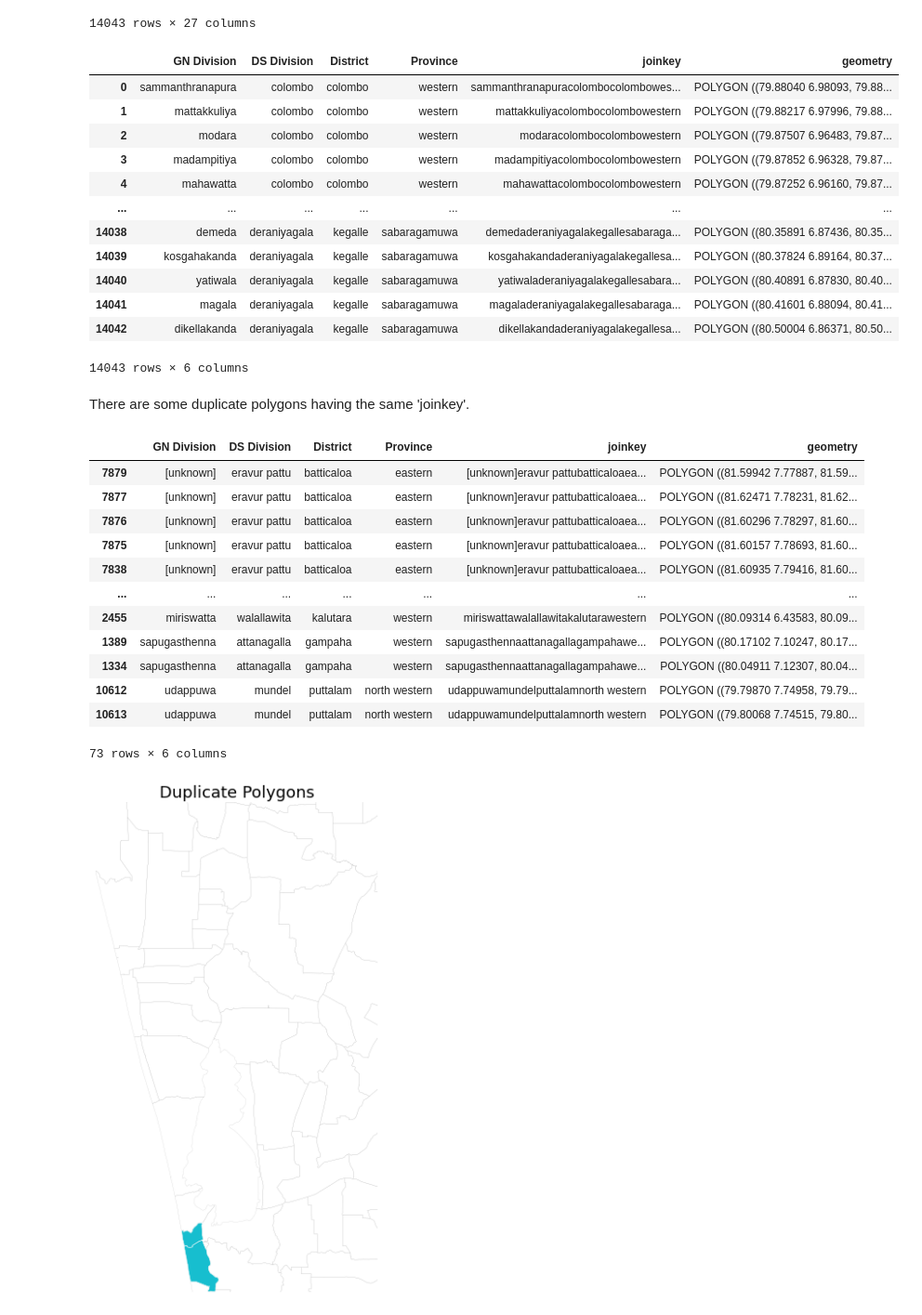
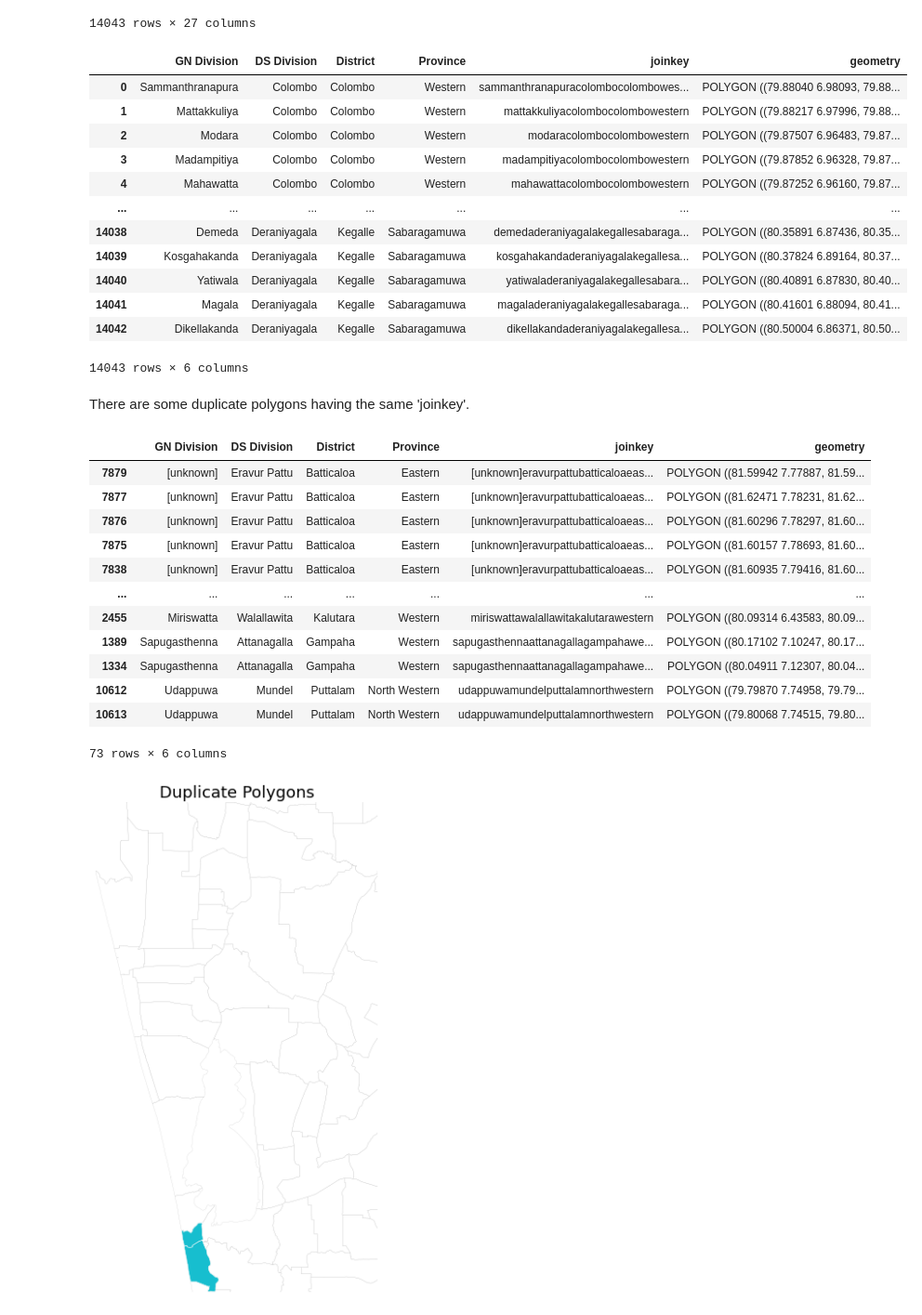
Before and after one commit to spatialthoughts/python-tutorials, a Jupyter notebook: performing_fuzzy_table_joins.ipynb, the cells around one changed output. Shown at 93% size. Drawn from its saved outputs; the diff is of its cells as text; code cells hidden in the pictures.

```diff
--- a/performing_table_joins.ipynb
+++ b/performing_fuzzy_table_joins.ipynb
@@ -219,32 +219,32 @@ gdf
 # %%
 gdf_processed = gdf.copy()
 gdf_processed = gdf_processed.rename(columns = {
     'ADM4_EN': 'GN Division',
     'ADM3_EN': 'DS Division',
     'ADM2_EN': 'District',
     'ADM1_EN': 'Province'})
 
-gdf_processed['GN Division'] = gdf_processed['GN Division'].str.lower().str.strip()
-gdf_processed['DS Division'] = gdf_processed['DS Division'].str.lower().str.strip()
-gdf_processed['District'] = gdf_processed['District'].str.lower().str.strip()
-gdf_processed['Province'] = gdf_processed['Province'].str.lower().str.strip()
+gn_division = gdf_processed['GN Division'].str.lower().str.replace(' ', '')
+ds_division = gdf_processed['DS Division'].str.lower().str.replace(' ', '')
+district = gdf_processed['District'].str.lower().str.replace(' ', '')
+province = gdf_processed['Province'].str.lower().str.replace(' ', '')
 
-gdf_processed['joinkey'] = gdf_processed['GN Division'] + gdf_processed['DS Division'] + gdf_processed['District'] + gdf_processed['Province']
+gdf_processed['joinkey'] = gn_division + ds_division + district + province
 gdf_processed = gdf_processed[['GN Division', 'DS Division', 'District', 'Province', 'joinkey', 'geometry']]
 gdf_processed
 # %% [output]
 |  | GN Division | DS Division | District | Province | joinkey | geometry |
-| 0 | sammanthranapura | colombo | colombo | western | sammanthranapuracolombocolombowes... | POLYGON ((79.88040 6.98093, 79.88... |
-| 1 | mattakkuliya | colombo | colombo | western | mattakkuliyacolombocolombowestern | POLYGON ((79.88217 6.97996, 79.88... |
-| 2 | modara | colombo | colombo | western | modaracolombocolombowestern | POLYGON ((79.87507 6.96483, 79.87... |
-| 3 | madampitiya | colombo | colombo | western | madampitiyacolombocolombowestern | POLYGON ((79.87852 6.96328, 79.87... |
-| 4 | mahawatta | colombo | colombo | western | mahawattacolombocolombowestern | POLYGON ((79.87252 6.96160, 79.87... |
+| 0 | Sammanthranapura | Colombo | Colombo | Western | sammanthranapuracolombocolombowes... | POLYGON ((79.88040 6.98093, 79.88... |
+| 1 | Mattakkuliya | Colombo | Colombo | Western | mattakkuliyacolombocolombowestern | POLYGON ((79.88217 6.97996, 79.88... |
+| 2 | Modara | Colombo | Colombo | Western | modaracolombocolombowestern | POLYGON ((79.87507 6.96483, 79.87... |
+| 3 | Madampitiya | Colombo | Colombo | Western | madampitiyacolombocolombowestern | POLYGON ((79.87852 6.96328, 79.87... |
+| 4 | Mahawatta | Colombo | Colombo | Western | mahawattacolombocolombowestern | POLYGON ((79.87252 6.96160, 79.87... |
 | ... | ... | ... | ... | ... | ... | ... |
-| 14038 | demeda | deraniyagala | kegalle | sabaragamuwa | demedaderaniyagalakegallesabaraga... | POLYGON ((80.35891 6.87436, 80.35... |
-| 14039 | kosgahakanda | deraniyagala | kegalle | sabaragamuwa | kosgahakandaderaniyagalakegallesa... | POLYGON ((80.37824 6.89164, 80.37... |
-| 14040 | yatiwala | deraniyagala | kegalle | sabaragamuwa | yatiwaladeraniyagalakegallesabara... | POLYGON ((80.40891 6.87830, 80.40... |
-| 14041 | magala | deraniyagala | kegalle | sabaragamuwa | magaladeraniyagalakegallesabaraga... | POLYGON ((80.41601 6.88094, 80.41... |
-| 14042 | dikellakanda | deraniyagala | kegalle | sabaragamuwa | dikellakandaderaniyagalakegallesa... | POLYGON ((80.50004 6.86371, 80.50... |
+| 14038 | Demeda | Deraniyagala | Kegalle | Sabaragamuwa | demedaderaniyagalakegallesabaraga... | POLYGON ((80.35891 6.87436, 80.35... |
+| 14039 | Kosgahakanda | Deraniyagala | Kegalle | Sabaragamuwa | kosgahakandaderaniyagalakegallesa... | POLYGON ((80.37824 6.89164, 80.37... |
+| 14040 | Yatiwala | Deraniyagala | Kegalle | Sabaragamuwa | yatiwaladeraniyagalakegallesabara... | POLYGON ((80.40891 6.87830, 80.40... |
+| 14041 | Magala | Deraniyagala | Kegalle | Sabaragamuwa | magaladeraniyagalakegallesabaraga... | POLYGON ((80.41601 6.88094, 80.41... |
+| 14042 | Dikellakanda | Deraniyagala | Kegalle | Sabaragamuwa | dikellakandaderaniyagalakegallesa... | POLYGON ((80.50004 6.86371, 80.50... |
 14043 rows × 6 columns
 # %% [markdown]
 There are some duplicate polygons having the same 'joinkey'.
@@ -253,17 +253,17 @@ duplicate_gdf = gdf_processed[gdf_processed.duplicated('joinkey', keep=False)].s
 duplicate_gdf
 # %% [output]
 |  | GN Division | DS Division | District | Province | joinkey | geometry |
-| 7879 | [unknown] | eravur pattu | batticaloa | eastern | [unknown]eravur pattubatticaloaea... | POLYGON ((81.59942 7.77887, 81.59... |
-| 7877 | [unknown] | eravur pattu | batticaloa | eastern | [unknown]eravur pattubatticaloaea... | POLYGON ((81.62471 7.78231, 81.62... |
-| 7876 | [unknown] | eravur pattu | batticaloa | eastern | [unknown]eravur pattubatticaloaea... | POLYGON ((81.60296 7.78297, 81.60... |
-| 7875 | [unknown] | eravur pattu | batticaloa | eastern | [unknown]eravur pattubatticaloaea... | POLYGON ((81.60157 7.78693, 81.60... |
-| 7838 | [unknown] | eravur pattu | batticaloa | eastern | [unknown]eravur pattubatticaloaea... | POLYGON ((81.60935 7.79416, 81.60... |
+| 7879 | [unknown] | Eravur Pattu | Batticaloa | Eastern | [unknown]eravurpattubatticaloaeas... | POLYGON ((81.59942 7.77887, 81.59... |
+| 7877 | [unknown] | Eravur Pattu | Batticaloa | Eastern | [unknown]eravurpattubatticaloaeas... | POLYGON ((81.62471 7.78231, 81.62... |
+| 7876 | [unknown] | Eravur Pattu | Batticaloa | Eastern | [unknown]eravurpattubatticaloaeas... | POLYGON ((81.60296 7.78297, 81.60... |
+| 7875 | [unknown] | Eravur Pattu | Batticaloa | Eastern | [unknown]eravurpattubatticaloaeas... | POLYGON ((81.60157 7.78693, 81.60... |
+| 7838 | [unknown] | Eravur Pattu | Batticaloa | Eastern | [unknown]eravurpattubatticaloaeas... | POLYGON ((81.60935 7.79416, 81.60... |
 | ... | ... | ... | ... | ... | ... | ... |
-| 2455 | miriswatta | walallawita | kalutara | western | miriswattawalallawitakalutarawestern | POLYGON ((80.09314 6.43583, 80.09... |
-| 1389 | sapugasthenna | attanagalla | gampaha | western | sapugasthennaattanagallagampahawe... | POLYGON ((80.17102 7.10247, 80.17... |
-| 1334 | sapugasthenna | attanagalla | gampaha | western | sapugasthennaattanagallagampahawe... | POLYGON ((80.04911 7.12307, 80.04... |
-| 10612 | udappuwa | mundel | puttalam | north western | udappuwamundelputtalamnorth western | POLYGON ((79.79870 7.74958, 79.79... |
-| 10613 | udappuwa | mundel | puttalam | north western | udappuwamundelputtalamnorth western | POLYGON ((79.80068 7.74515, 79.80... |
+| 2455 | Miriswatta | Walallawita | Kalutara | Western | miriswattawalallawitakalutarawestern | POLYGON ((80.09314 6.43583, 80.09... |
+| 1389 | Sapugasthenna | Attanagalla | Gampaha | Western | sapugasthennaattanagallagampahawe... | POLYGON ((80.17102 7.10247, 80.17... |
+| 1334 | Sapugasthenna | Attanagalla | Gampaha | Western | sapugasthennaattanagallagampahawe... | POLYGON ((80.04911 7.12307, 80.04... |
+| 10612 | Udappuwa | Mundel | Puttalam | North Western | udappuwamundelputtalamnorthwestern | POLYGON ((79.79870 7.74958, 79.79... |
+| 10613 | Udappuwa | Mundel | Puttalam | North Western | udappuwamundelputtalamnorthwestern | POLYGON ((79.80068 7.74515, 79.80... |
 73 rows × 6 columns
 # %%
 fig, ax = plt.subplots(1, 1)
```
Also changed, not shown: parts of 18 cells of this notebook, 1 other file.
